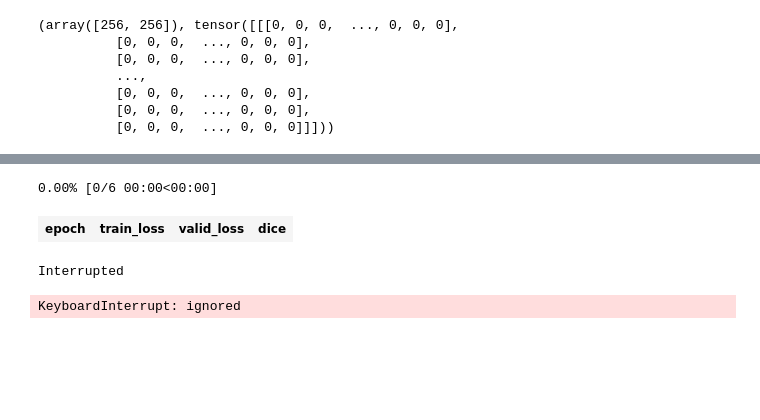
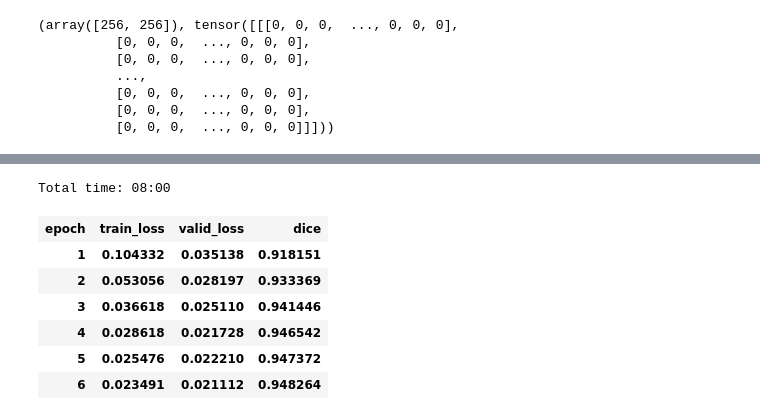
Before and after one commit to tcapelle/solar_seg, a Jupyter notebook: Solar_Images.ipynb, the cells around one changed output, grey strips where cells are left out. Drawn from its saved outputs; the diff is of its cells as text; code cells hidden in the pictures; blank space fills up the shorter version.

```diff
--- a/Solar_Images.ipynb
+++ b/Solar_Images.ipynb
@@ -85,6 +85,11 @@ class MySegmentationItemList(ImageItemList):
     "`ItemList` suitable for segmentation tasks."
     _label_cls,_square_show_res = MySegmentationLabelList,False
 # %%
-src = (MySegmentationItemList.from_folder(path_img)
+def get_data(sz, bs):
+  src = (MySegmentationItemList.from_folder(path_img)
        .random_split_by_pct(.2)
        .label_from_func(get_y_fn, classes=['background','solar_module']))
+  data = (src.transform(get_transforms(), size=size, tfm_y=True)
+        .databunch(bs=bs)
+        .normalize(imagenet_stats))
+  return data
@@ -95,3 +96,4 @@ data = (src.transform(get_transforms(), size=size, tfm_y=True)
 # %%
-data.show_batch(4, figsize=(10,7))
+data = get_data(128, 64)
+data.show_batch(4, figsize=(10,7), cmap='inferno')
 # %% [output]
@@ -111,7 +115,11 @@ learn.lr_find(); learn.recorder.plot()
 # %%
-learn.fit_one_cycle(6, 1e-4)
+learn.fit_one_cycle(6, 1e-3)
 # %% [output]
-0.00% [0/6 00:00<00:00]
+Total time: 08:00
 | epoch | train_loss | valid_loss | dice |
+| 1 | 0.104332 | 0.035138 | 0.918151 |
+| 2 | 0.053056 | 0.028197 | 0.933369 |
+| 3 | 0.036618 | 0.025110 | 0.941446 |
+| 4 | 0.028618 | 0.021728 | 0.946542 |
+| 5 | 0.025476 | 0.022210 | 0.947372 |
+| 6 | 0.023491 | 0.021112 | 0.948264 |
-Interrupted
-KeyboardInterrupt: ignored
```
Also changed, not shown: parts of 7 cells of this notebook.
